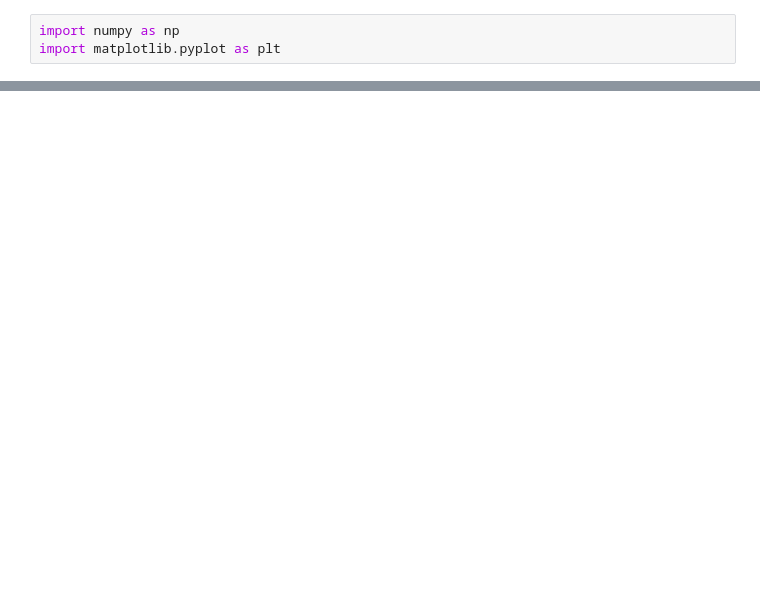
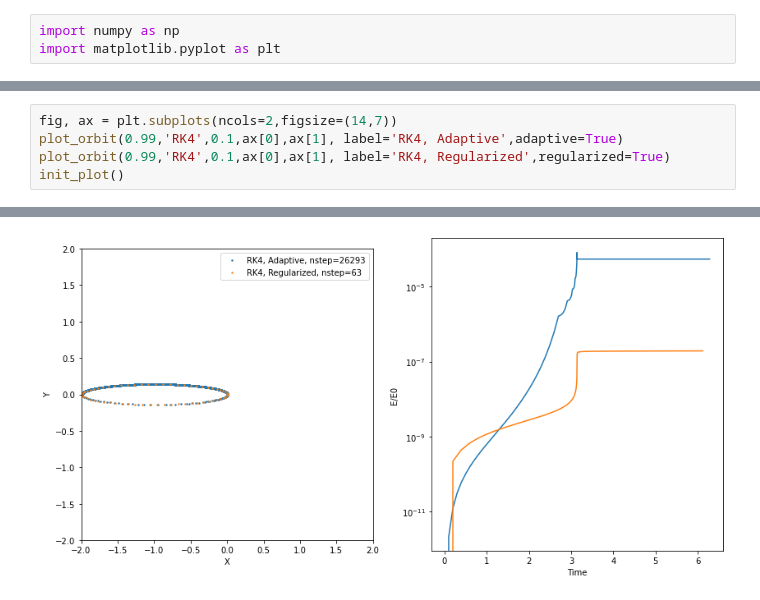
Before and after one commit to MiguelASMAstro/ASTRON441Assignment, a Jupyter notebook: TwoBodyIntegrator.ipynb, the cells around one changed output, grey strips where cells are left out. Saved outputs shown, nothing was run; the diff lists cells and outputs as text; blank space fills up the shorter version.

```diff
--- a/TwoBodyIntegrator.ipynb
+++ b/TwoBodyIntegrator.ipynb
@@ -276,0 +318,6 @@ AxesSubplot(0.125,0.125;0.352273x0.755)
+# %%
+fig, ax = plt.subplots(ncols=2,figsize=(14,7))
+plot_orbit(0.99,'RK4',0.1,ax[0],ax[1], label='RK4, Adaptive',adaptive=True)
+plot_orbit(0.99,'RK4',0.1,ax[0],ax[1], label='RK4, Regularized',regularized=True)
+init_plot()
+# %% [output]
@@ -276,0 +328 @@ AxesSubplot(0.125,0.125;0.352273x0.755)
+[figure, added]
```
Also changed, not shown: parts of 9 cells of this notebook.
